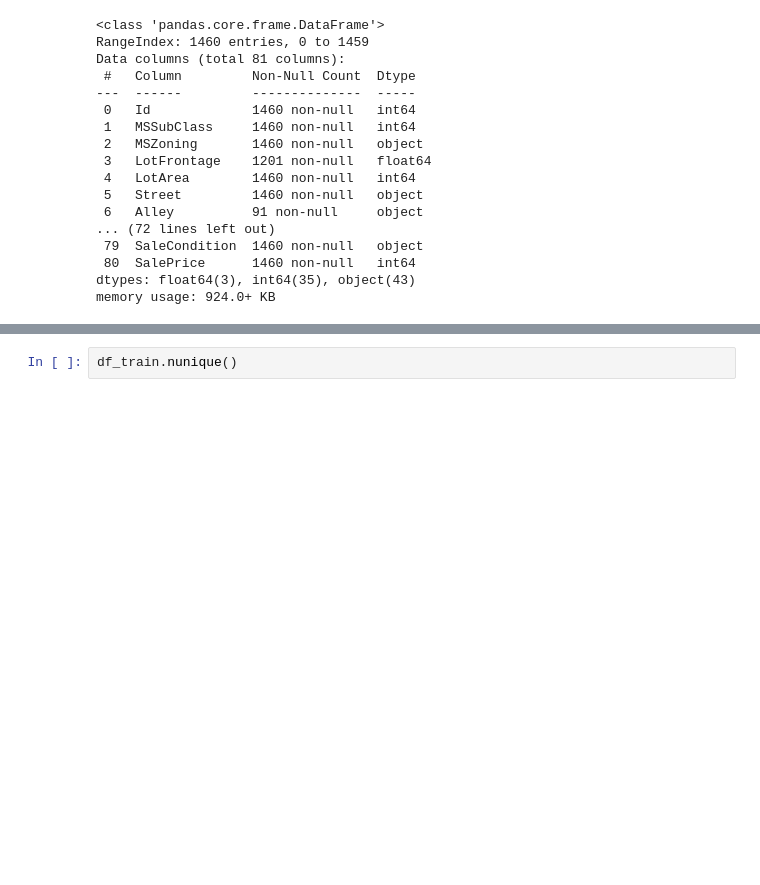
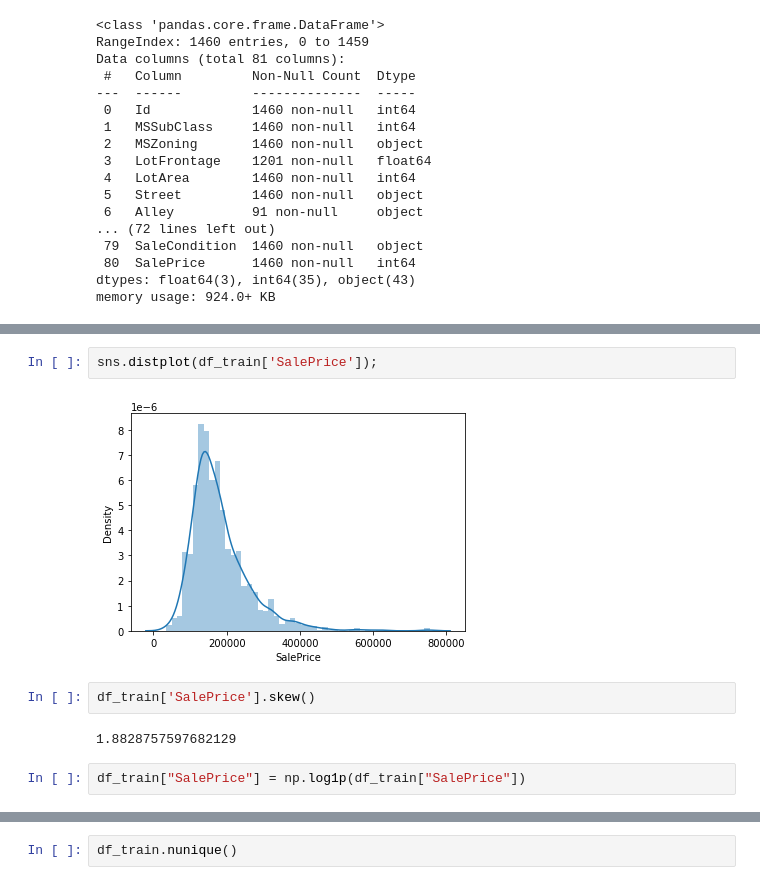
Before and after one commit to ayselrajabli/KaggleProjects, a Jupyter notebook: House Prices - Advanced Regression Techniques/HousePricesKaggle.ipynb, the cells around one changed output, grey strips where cells are left out. Cells and saved outputs as stored; diff of their text form; blank space fills up the shorter version.

```diff
--- a/House Prices - Advanced Regression Techniques/HousePricesKaggle.ipynb
+++ b/House Prices - Advanced Regression Techniques/HousePricesKaggle.ipynb
@@ -81,0 +110,10 @@ Test Data: 1459 rows
+# %%
+sns.distplot(df_train['SalePrice']);
+# %% [output]
+[figure, added]
+# %%
+df_train['SalePrice'].skew()
+# %% [output]
+1.8828757597682129
+# %%
+df_train["SalePrice"] = np.log1p(df_train["SalePrice"])
```
Also changed, not shown: parts of 17 cells of this notebook.
